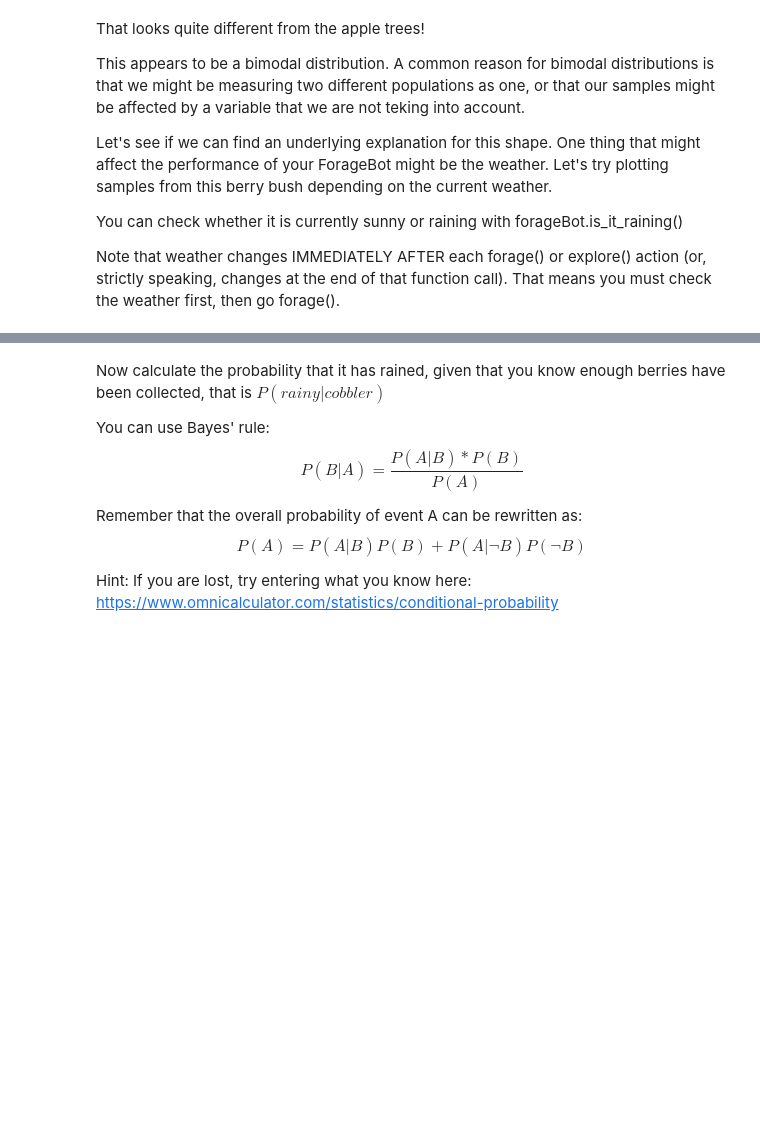
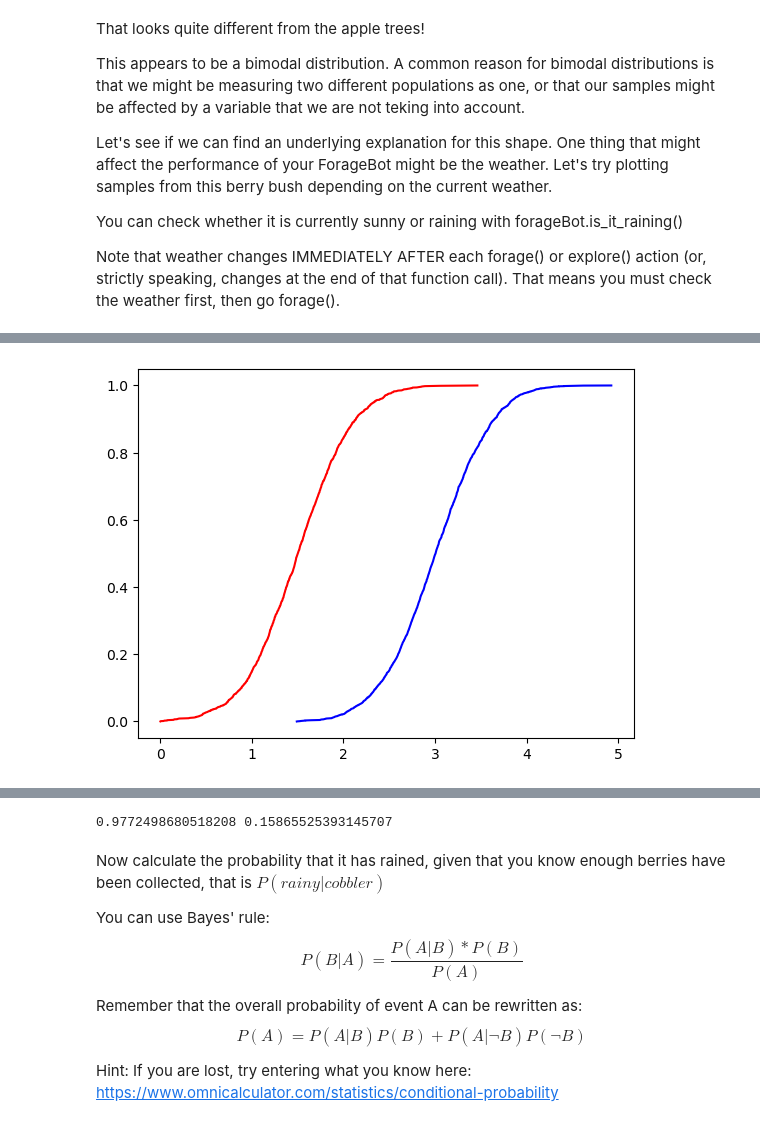
Before and after one commit to THeerze/computational-thinking-week-individual-14665735, a Jupyter notebook: challenge_foraging/challenge_foraging_robot.ipynb, the cells around one changed output, grey strips where cells are left out. Cells and saved outputs as stored; diff of their text form; code cells hidden in the pictures; blank space fills up the shorter version.

```diff
--- a/challenge_foraging/challenge_foraging_robot.ipynb
+++ b/challenge_foraging/challenge_foraging_robot.ipynb
@@ -340,19 +347,19 @@ But we can get an even better estimate, if we take take the weather into account
 # %%
 # Collecting again just as above
 np.random.seed(42)
 
-# These samples should still be available, if not recollect them as above.
-# samples_sunny = []
-# samples_rainy = []
+# Calculate the 2 PDFs for sunny and rainy weather here, using the code above.
+sorted_samples_sunny = np.sort(samples_sunny)
+probability_sunny = np.arange(len(samples_sunny)) / (len(samples_sunny) - 1)
 
-# Calculate the 2 PDFs for sunny and rainy weather here, using the code above.
-
-
-
+sorted_samples_rainy = np.sort(samples_rainy)
+probability_rainy = np.arange(len(samples_rainy)) / (len(samples_rainy) - 1)
 
 # Plot the CDF:
 sns.lineplot(x=sorted_samples_sunny, y=probability_sunny, color='blue')
 sns.lineplot(x=sorted_samples_rainy, y=probability_rainy, color='red');
+# %% [output]
+[figure, added]
 # %% [markdown]
 You should generate this image:
 
@@ -374,8 +381,18 @@ bush_one_sunny_dist = norm(loc=3, scale=0.5)
 bush_one_rainy_dist = norm(loc=1.5, scale=0.5)
 
 # Calculate the precise probability of getting at least 2kg of berries from bush_one given either weather (using the cdf)
-ANSWER_PROB_IF_SUNNY = None
-ANSWER_PROB_IF_RAINY = None
+sunny_cdf = bush_one_sunny_dist.cdf(2)
+sunny_prob = 1-sunny_cdf
+
+rainy_cdf = bush_one_rainy_dist.cdf(2)
+rainy_prob = 1-rainy_cdf
+
+print(sunny_prob, rainy_prob)
+
+ANSWER_PROB_IF_SUNNY = sunny_prob
+ANSWER_PROB_IF_RAINY = rainy_prob
+# %% [output]
+0.9772498680518208 0.15865525393145707
 # %% [markdown]
 Now calculate the probability that it has rained, given that you know enough berries have been collected, that is $P(rainy|cobbler)$
 
```
Also changed, not shown: parts of 13 cells of this notebook.
